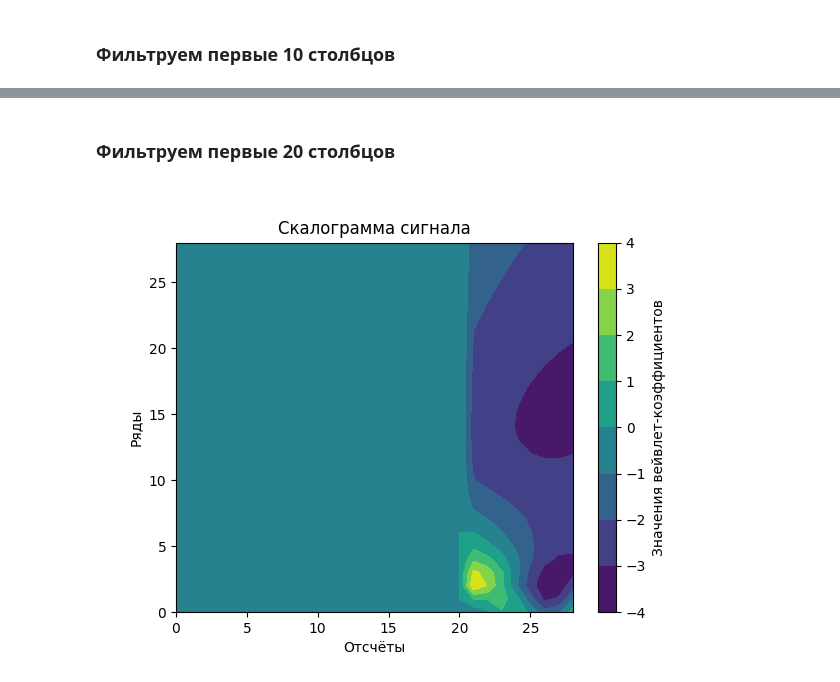
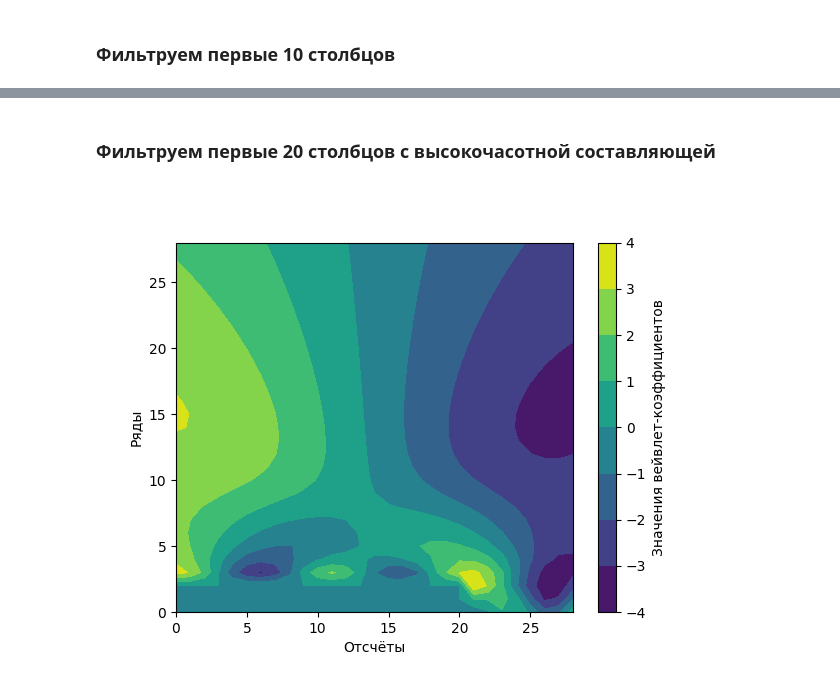
Before and after one commit to Niatomi/conversion-of-measurement-signals-course, a Jupyter notebook: src/practice_10.ipynb, the cells around one changed output, grey strips where cells are left out. Cells and saved outputs as stored; diff of their text form; code cells hidden in the pictures.

```diff
--- a/src/practice_10.ipynb
+++ b/src/practice_10.ipynb
@@ -34,7 +33,6 @@ def plot_scalogram(wavelet_coeficients: np.ndarray) -> None:
     fig, ax = plt.subplots(1, 1)
     cp = ax.contourf(X, Y, Z)
     fig.colorbar(cp, label='Значения вейвлет-коэффициентов')
-    ax.set_title('Скалограмма сигнала')
     ax.set_ylabel('Ряды')
     ax.set_xlabel('Отсчёты')
     plt.show()
@@ -121,11 +130,11 @@ plot(inverse_wavelet_transform(wt, mexican_hat))
 # %% [markdown]
-### Фильтруем первые 20 столбцов
+### Фильтруем первые 20 столбцов с высокочасотной составляющей
 # %%
 wt = wavelet_transform(signal, mexican_hat)
-wt[:, 0:21] = 0
+wt[0:3, 0:21] = 0
 plot_scalogram(wt)
 # %% [output]
-[figure, old version]
+[figure, new version]
 # %%
 plot(inverse_wavelet_transform(wt, mexican_hat))
 # %% [output]
```
Also changed, not shown: parts of 7 cells of this notebook.
